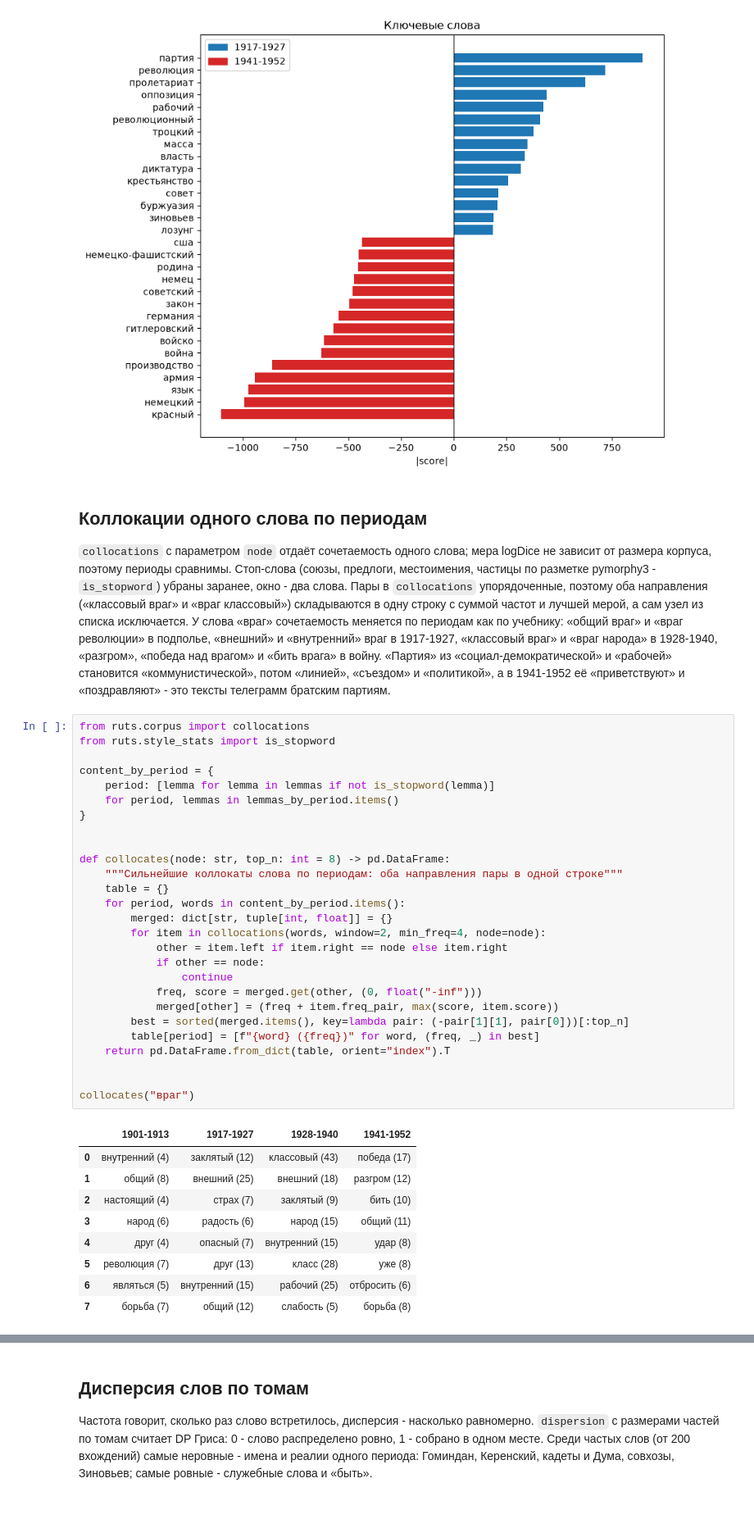
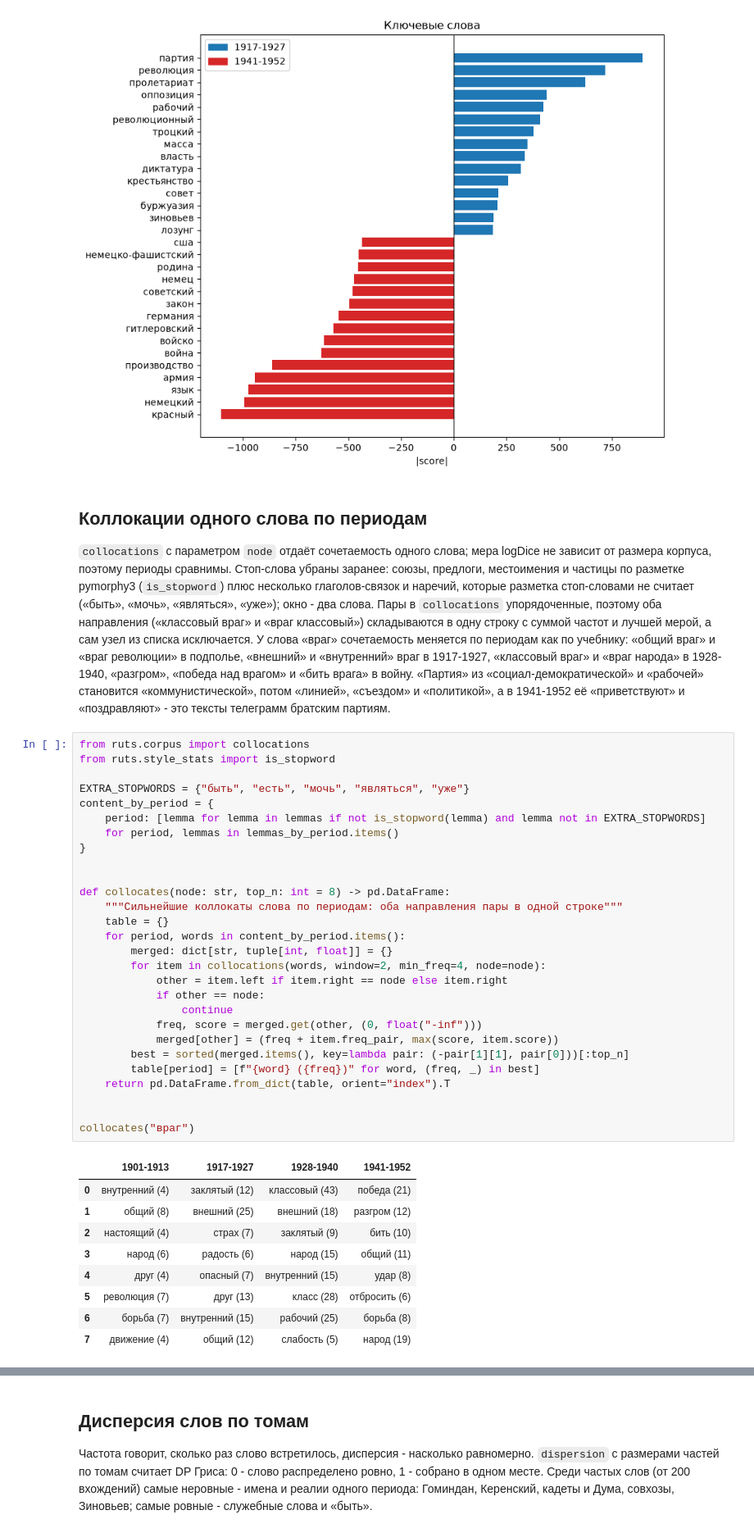
Before and after one commit to SergeyShk/ruTS, a Jupyter notebook: examples/04_stalin_corpus.ipynb, the cells around one changed output, grey strips where cells are left out. Shown at 82% size. Cells and saved outputs as stored; diff of their text form; blank space fills up the shorter version.

Commit message:
Дополнить фильтр стоп-слов в коллокациях связками и наречиями
Co-Authored-By: Claude Opus 5 (1M context) <noreply@anthropic.com>

```diff
--- a/examples/04_stalin_corpus.ipynb
+++ b/examples/04_stalin_corpus.ipynb
@@ -161,44 +161,45 @@ fig.tight_layout()
 # %% [markdown]
 ## Коллокации одного слова по периодам
 
-`collocations` с параметром `node` отдаёт сочетаемость одного слова; мера logDice не зависит от размера корпуса, поэтому периоды сравнимы. Стоп-слова (союзы, предлоги, местоимения, частицы по разметке pymorphy3 - `is_stopword`) убраны заранее, окно - два слова. Пары в `collocations` упорядоченные, поэтому оба направления («классовый враг» и «враг классовый») складываются в одну строку с суммой частот и лучшей мерой, а сам узел из списка исключается. У слова «враг» сочетаемость меняется по периодам как по учебнику: «общий враг» и «враг революции» в подполье, «внешний» и «внутренний» враг в 1917-1927, «классовый враг» и «враг народа» в 1928-1940, «разгром», «победа над врагом» и «бить врага» в войну. «Партия» из «социал-демократической» и «рабочей» становится «коммунистической», потом «линией», «съездом» и «политикой», а в 1941-1952 её «приветствуют» и «поздравляют» - это тексты телеграмм братским партиям.
+`collocations` с параметром `node` отдаёт сочетаемость одного слова; мера logDice не зависит от размера корпуса, поэтому периоды сравнимы. Стоп-слова убраны заранее: союзы, предлоги, местоимения и частицы по разметке pymorphy3 (`is_stopword`) плюс несколько глаголов-связок и наречий, которые разметка стоп-словами не считает («быть», «мочь», «являться», «уже»); окно - два слова. Пары в `collocations` упорядоченные, поэтому оба направления («классовый враг» и «враг классовый») складываются в одну строку с суммой частот и лучшей мерой, а сам узел из списка исключается. У слова «враг» сочетаемость меняется по периодам как по учебнику: «общий враг» и «враг революции» в подполье, «внешний» и «внутренний» враг в 1917-1927, «классовый враг» и «враг народа» в 1928-1940, «разгром», «победа над врагом» и «бить врага» в войну. «Партия» из «социал-демократической» и «рабочей» становится «коммунистической», потом «линией», «съездом» и «политикой», а в 1941-1952 её «приветствуют» и «поздравляют» - это тексты телеграмм братским партиям.
 # %%
 from ruts.corpus import collocations
 from ruts.style_stats import is_stopword
 
+EXTRA_STOPWORDS = {"быть", "есть", "мочь", "являться", "уже"}
 content_by_period = {
-    period: [lemma for lemma in lemmas if not is_stopword(lemma)]
+    period: [lemma for lemma in lemmas if not is_stopword(lemma) and lemma not in EXTRA_STOPWORDS]
     for period, lemmas in lemmas_by_period.items()
 }
 
 
 def collocates(node: str, top_n: int = 8) -> pd.DataFrame:
     """Сильнейшие коллокаты слова по периодам: оба направления пары в одной строке"""
     table = {}
     for period, words in content_by_period.items():
         merged: dict[str, tuple[int, float]] = {}
         for item in collocations(words, window=2, min_freq=4, node=node):
             other = item.left if item.right == node else item.right
             if other == node:
                 continue
             freq, score = merged.get(other, (0, float("-inf")))
             merged[other] = (freq + item.freq_pair, max(score, item.score))
         best = sorted(merged.items(), key=lambda pair: (-pair[1][1], pair[0]))[:top_n]
         table[period] = [f"{word} ({freq})" for word, (freq, _) in best]
     return pd.DataFrame.from_dict(table, orient="index").T
 
 
 collocates("враг")
 # %% [output]
 |  | 1901-1913 | 1917-1927 | 1928-1940 | 1941-1952 |
-| 0 | внутренний (4) | заклятый (12) | классовый (43) | победа (17) |
+| 0 | внутренний (4) | заклятый (12) | классовый (43) | победа (21) |
 | 1 | общий (8) | внешний (25) | внешний (18) | разгром (12) |
 | 2 | настоящий (4) | страх (7) | заклятый (9) | бить (10) |
 | 3 | народ (6) | радость (6) | народ (15) | общий (11) |
 | 4 | друг (4) | опасный (7) | внутренний (15) | удар (8) |
-| 5 | революция (7) | друг (13) | класс (28) | уже (8) |
-| 6 | являться (5) | внутренний (15) | рабочий (25) | отбросить (6) |
-| 7 | борьба (7) | общий (12) | слабость (5) | борьба (8) |
+| 5 | революция (7) | друг (13) | класс (28) | отбросить (6) |
+| 6 | борьба (7) | внутренний (15) | рабочий (25) | борьба (8) |
+| 7 | движение (4) | общий (12) | слабость (5) | народ (19) |
 # %%
 collocates("партия")
 # %% [output]
```
Also changed, not shown: parts of 1 cell of this notebook.
